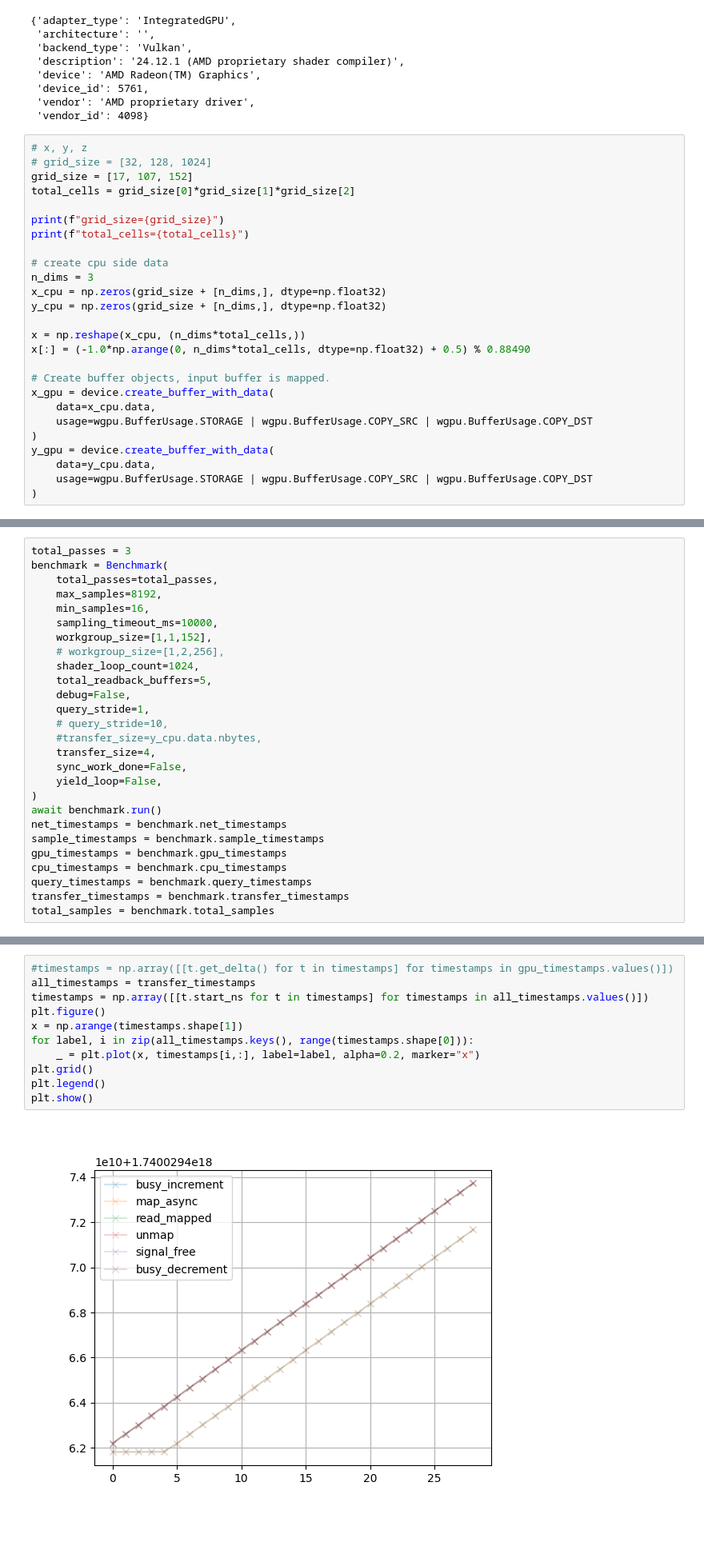
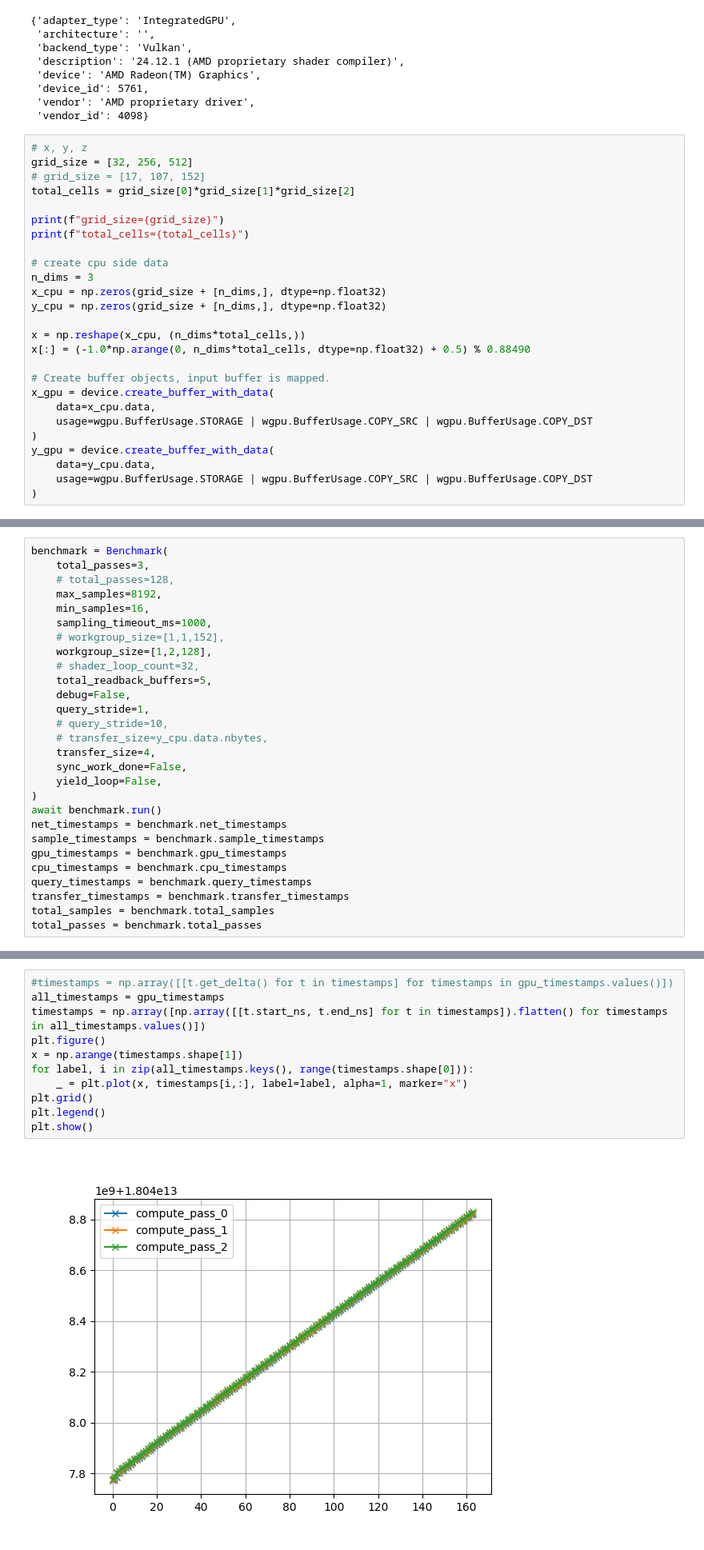
Before and after one commit to williamyang98/gpu_compute_experiments, a Jupyter notebook: wgpu-py/compute_chain_async.ipynb, the cells around one changed output, grey strips where cells are left out. Shown at 80% size. Drawn from its saved outputs; the diff is of its cells as text.

Commit message:
Same parameter count as python script

```diff
--- a/wgpu-py/compute_chain_async.ipynb
+++ b/wgpu-py/compute_chain_async.ipynb
@@ -60,8 +60,8 @@ pprint(adapter.info)
  'vendor_id': 4098}
 # %%
 # x, y, z
-# grid_size = [32, 128, 1024]
-grid_size = [17, 107, 152]
+grid_size = [32, 256, 512]
+# grid_size = [17, 107, 152]
 total_cells = grid_size[0]*grid_size[1]*grid_size[2]
 
 print(f"grid_size={grid_size}")
@@ -590,20 +590,20 @@ class Benchmark:
 
         print("Finished workload")
 # %%
-total_passes = 3
 benchmark = Benchmark(
-    total_passes=total_passes,
+    total_passes=3,
+    # total_passes=128,
     max_samples=8192,
     min_samples=16,
-    sampling_timeout_ms=10000,
-    workgroup_size=[1,1,152],
-    # workgroup_size=[1,2,256],
-    shader_loop_count=1024,
+    sampling_timeout_ms=1000,
+    # workgroup_size=[1,1,152],
+    workgroup_size=[1,2,128],
+    # shader_loop_count=32,
     total_readback_buffers=5,
     debug=False,
     query_stride=1,
     # query_stride=10,
-    #transfer_size=y_cpu.data.nbytes,
+    # transfer_size=y_cpu.data.nbytes,
     transfer_size=4,
     sync_work_done=False,
     yield_loop=False,
@@ -616,6 +616,7 @@ cpu_timestamps = benchmark.cpu_timestamps
 query_timestamps = benchmark.query_timestamps
 transfer_timestamps = benchmark.transfer_timestamps
 total_samples = benchmark.total_samples
+total_passes = benchmark.total_passes
 # %% [output]
 Exceeded timeout limit for sample collection
 Finished issuing commands
@@ -747,16 +748,16 @@ plt.show()
 # %%
 #timestamps = np.array([[t.get_delta() for t in timestamps] for timestamps in gpu_timestamps.values()])
-all_timestamps = transfer_timestamps
-timestamps = np.array([[t.start_ns for t in timestamps] for timestamps in all_timestamps.values()])
+all_timestamps = gpu_timestamps
+timestamps = np.array([np.array([[t.start_ns, t.end_ns] for t in timestamps]).flatten() for timestamps in all_timestamps.values()])
 plt.figure()
 x = np.arange(timestamps.shape[1])
 for label, i in zip(all_timestamps.keys(), range(timestamps.shape[0])):
-    _ = plt.plot(x, timestamps[i,:], label=label, alpha=0.2, marker="x")
+    _ = plt.plot(x, timestamps[i,:], label=label, alpha=1, marker="x")
 plt.grid()
 plt.legend()
 plt.show()
 # %% [output]
-[figure, old version]
+[figure, new version]
 # %%
 def get_trace_events(all_timestamps, pid=1, tid=1):
     trace_events = []
```
Also changed, not shown: parts of 6 cells of this notebook.
